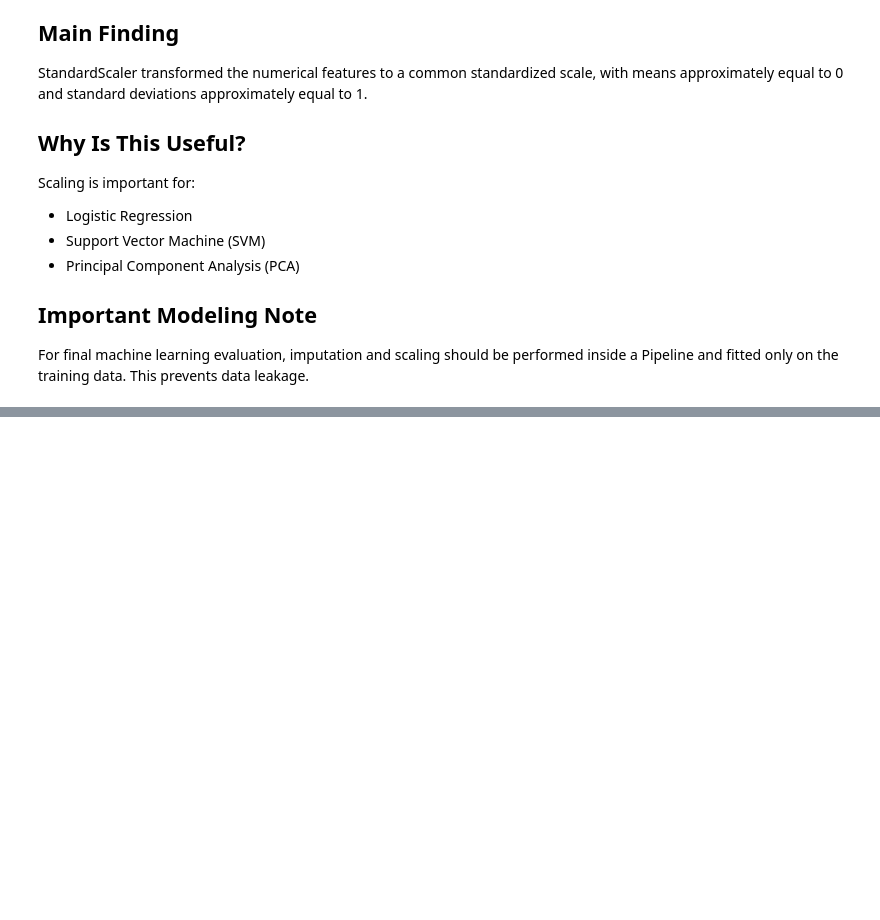
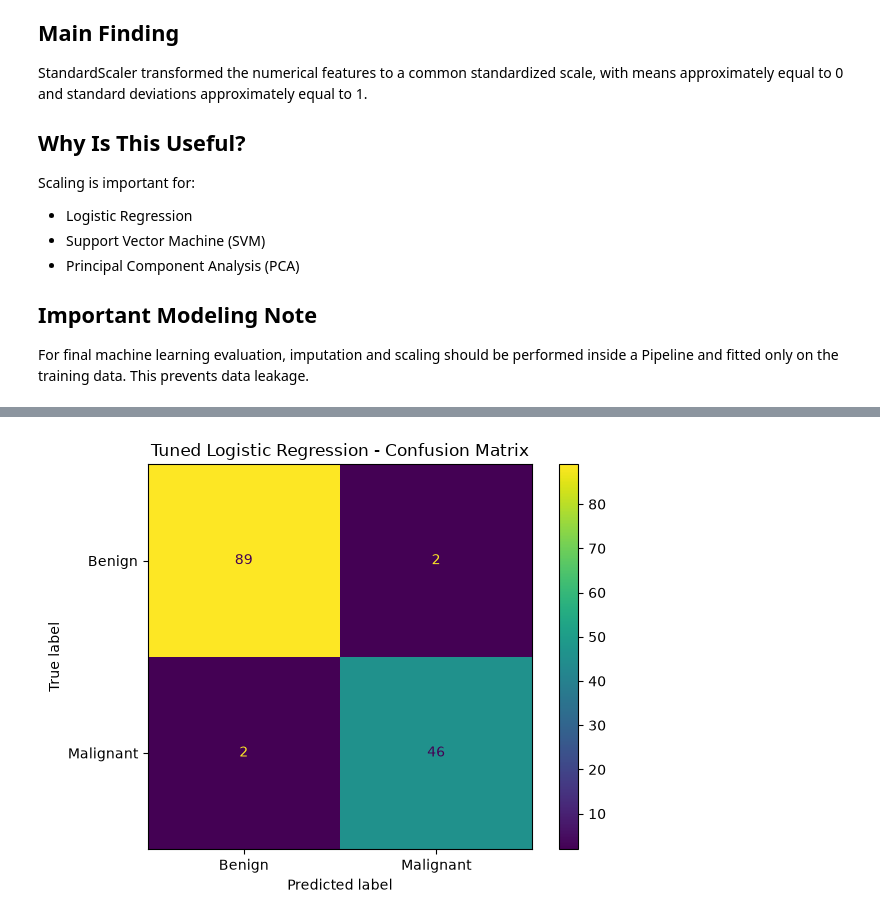
Before and after one commit to N-Amasha/Breast-Cancer-Classification, a Jupyter notebook: MEMBER_04/notebook.ipynb, the cells around one changed output, grey strips where cells are left out. Saved outputs shown, nothing was run; the diff lists cells and outputs as text; code cells hidden in the pictures; blank space fills up the shorter version.

```diff
--- a/MEMBER_04/notebook.ipynb
+++ b/MEMBER_04/notebook.ipynb
@@ -458,0 +2048,31 @@ For final machine learning evaluation, imputation and scaling should be performe
+# %%
+# ============================================================
+# DISPLAY TUNED LOGISTIC REGRESSION CONFUSION MATRIX
+# ============================================================
+
+# Create the confusion-matrix visualization directly
+# from the tuned predictions.
+ConfusionMatrixDisplay.from_predictions(
+    y_test,
+    y_pred_lr_tuned,
+    display_labels=[
+        "Benign",
+        "Malignant"
+    ]
+)
+
+
+# Add a descriptive title.
+plt.title(
+    "Tuned Logistic Regression - Confusion Matrix"
+)
+
+
+# Improve layout.
+plt.tight_layout()
+
+
+# Display the plot.
+plt.show()
+# %% [output]
+[figure, added]
```
Also changed, not shown: parts of 31 cells of this notebook, 5 other files.
